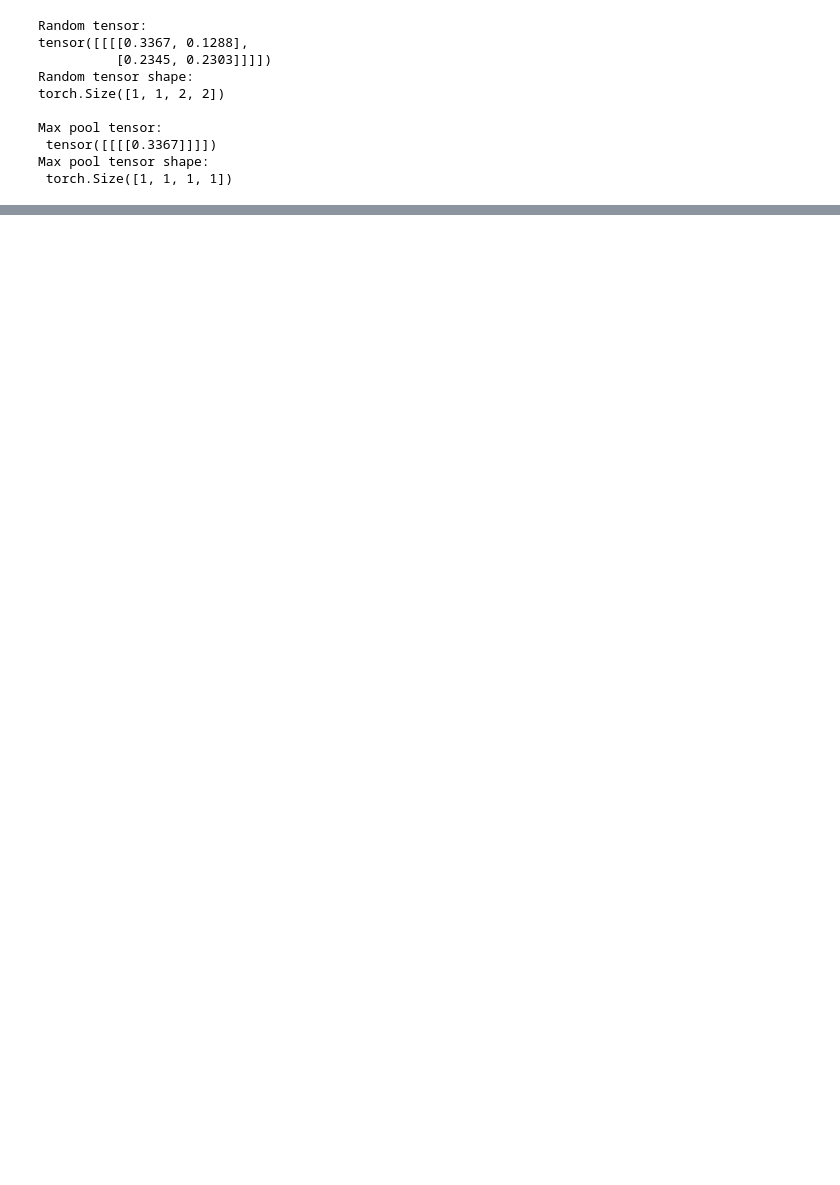
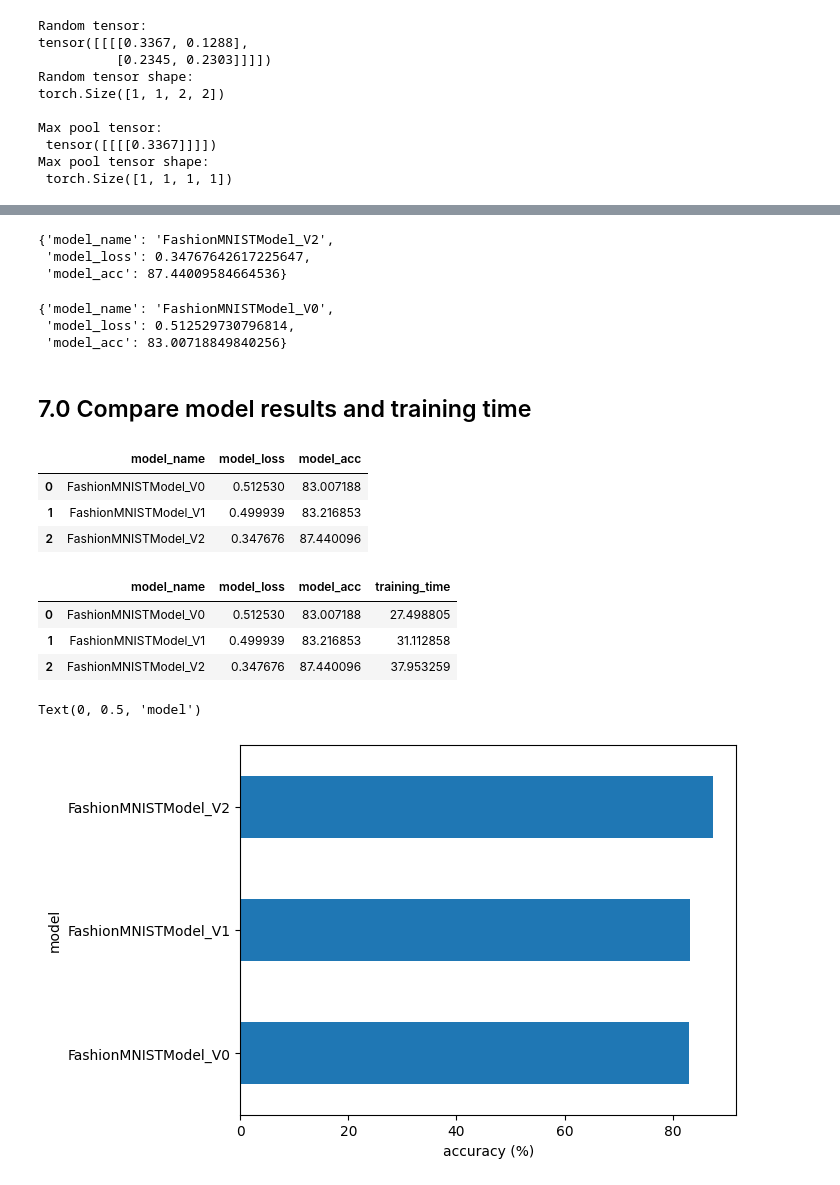
Before and after one commit to Leon-web-net/Machine_Learining, a Jupyter notebook: ComputerVision_&_CNN.ipynb, the cells around one changed output, grey strips where cells are left out. Saved outputs shown, nothing was run; the diff lists cells and outputs as text; code cells hidden in the pictures; blank space fills up the shorter version.

```diff
--- a/ComputerVision_&_CNN.ipynb
+++ b/ComputerVision_&_CNN.ipynb
@@ -783,16 +778,17 @@ class FashionMNISTModel_V2(nn.Module):
     )
     self.classifier_layer = nn.Sequential(
         nn.Flatten(),
-        nn.Linear(in_features=hidden_units*0,  # there's a trick to calculating this
+        nn.Linear(in_features=hidden_units*7*7,  # there's a trick to calculating this
                   out_features=output_shape)
     )
 
   def forward(self, x):
     x = self.conv_block_1(x)
-    print(f"conv_block_1: {x.shape} ")
+    # print(f"conv_block_1: {x.shape} ")
     x = self.conv_block_2(x)
-    print(f"conv-block_2: {x.shape}")
+    # print(f"conv-block_2: {x.shape}")
     x = self.classifier_layer(x)
+    # print(f"Output shape of classifier: {x.shape}")
     return x
 # %%
 image.shape
@@ -902,0 +905,5 @@ Max pool tensor shape:
+# %%
+from helper_functions import accuracy_fn
+
+loss_fn = nn.CrossEntropyLoss()
+optimiser = torch.optim.SGD(params=model_2.parameters(), lr=0.1)
@@ -902,0 +961,56 @@ Max pool tensor shape:
+# %%
+# Get model_2 results
+model_2_results = eval_model(
+    model=model_2,
+    data_loader=test_dataloader,
+    loss_fn=loss_fn,
+    accuracy_fn=accuracy_fn,
+    device= device
+)
+
+model_2_results
+# %% [output]
+{'model_name': 'FashionMNISTModel_V2',
+ 'model_loss': 0.34767642617225647,
+ 'model_acc': 87.44009584664536}
+# %%
+ model_0_results
+# %% [output]
+{'model_name': 'FashionMNISTModel_V0',
+ 'model_loss': 0.512529730796814,
+ 'model_acc': 83.00718849840256}
+# %% [markdown]
+## 7.0 Compare model results and training time
+# %%
+import pandas as pd
+compare_results = pd.DataFrame([model_0_results,
+                                model_1_results,
+                                model_2_results])
+
+compare_results
+# %% [output]
+|  | model_name | model_loss | model_acc |
+| 0 | FashionMNISTModel_V0 | 0.512530 | 83.007188 |
+| 1 | FashionMNISTModel_V1 | 0.499939 | 83.216853 |
+| 2 | FashionMNISTModel_V2 | 0.347676 | 87.440096 |
+# %%
+ # Add training time to results comparison
+ compare_results["training_time"] = [
+                              total_train_time_model_0,
+                              total_train_time_model_1,
+                              total_train_time_model_2
+                                     ]
+compare_results
+# %% [output]
+|  | model_name | model_loss | model_acc | training_time |
+| 0 | FashionMNISTModel_V0 | 0.512530 | 83.007188 | 27.498805 |
+| 1 | FashionMNISTModel_V1 | 0.499939 | 83.216853 | 31.112858 |
+| 2 | FashionMNISTModel_V2 | 0.347676 | 87.440096 | 37.953259 |
+# %%
+# Visualise model results
+compare_results.set_index("model_name")["model_acc"].plot(kind="barh")
+plt.xlabel("accuracy (%)")
+plt.ylabel("model")
+# %% [output]
+Text(0, 0.5, 'model')
+[figure, added]
```
Also changed, not shown: parts of 35 cells of this notebook.
